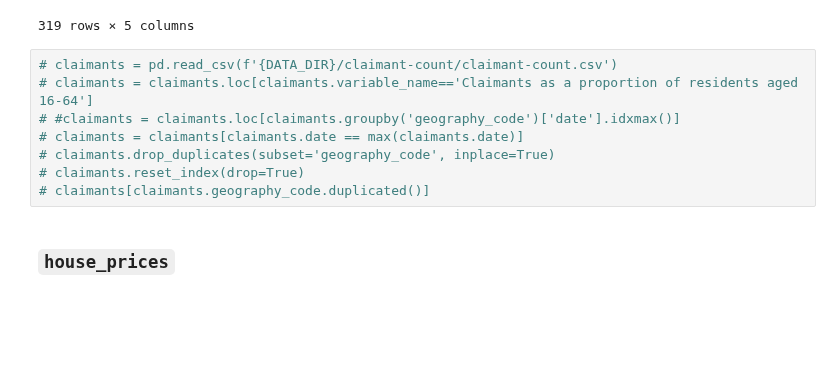
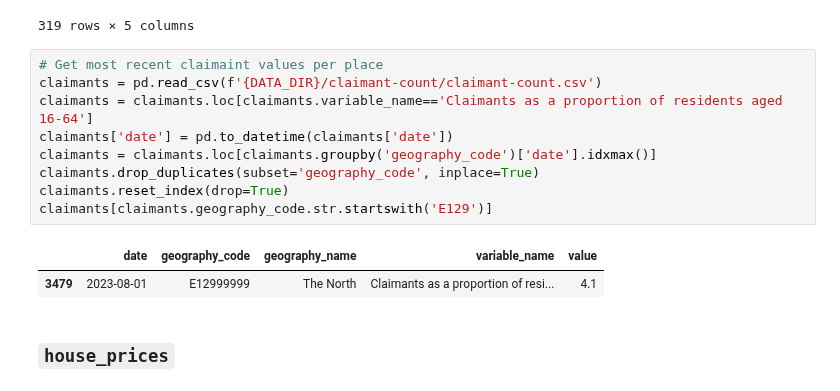
Before and after one commit to open-innovations/jrf-insight, a Jupyter notebook: pipelines/place/transform.ipynb, the cells around one changed output. Drawn from its saved outputs; the diff is of its cells as text; blank space fills up the shorter version.

```diff
--- a/pipelines/place/transform.ipynb
+++ b/pipelines/place/transform.ipynb
@@ -361,13 +361,17 @@ homelessness
 | 0 | 2023 | E92000001 | ENGLAND | Total households assessed as owed... | 79840.0 |
 319 rows × 5 columns
 # %%
-# claimants = pd.read_csv(f'{DATA_DIR}/claimant-count/claimant-count.csv')
-# claimants = claimants.loc[claimants.variable_name=='Claimants as a proportion of residents aged 16-64']
-# #claimants = claimants.loc[claimants.groupby('geography_code')['date'].idxmax()]
-# claimants = claimants[claimants.date == max(claimants.date)]
-# claimants.drop_duplicates(subset='geography_code', inplace=True)
-# claimants.reset_index(drop=True)
-# claimants[claimants.geography_code.duplicated()]
+# Get most recent claimaint values per place
+claimants = pd.read_csv(f'{DATA_DIR}/claimant-count/claimant-count.csv')
+claimants = claimants.loc[claimants.variable_name=='Claimants as a proportion of residents aged 16-64']
+claimants['date'] = pd.to_datetime(claimants['date'])
+claimants = claimants.loc[claimants.groupby('geography_code')['date'].idxmax()]
+claimants.drop_duplicates(subset='geography_code', inplace=True)
+claimants.reset_index(drop=True)
+claimants[claimants.geography_code.str.startswith('E129')]
+# %% [output]
+|  | date | geography_code | geography_name | variable_name | value |
+| 3479 | 2023-08-01 | E12999999 | The North | Claimants as a proportion of resi... | 4.1 |
 # %% [markdown]
 ### `house_prices`
 # %%
```
Also changed, not shown: parts of 1 cell of this notebook, 11 other files.
